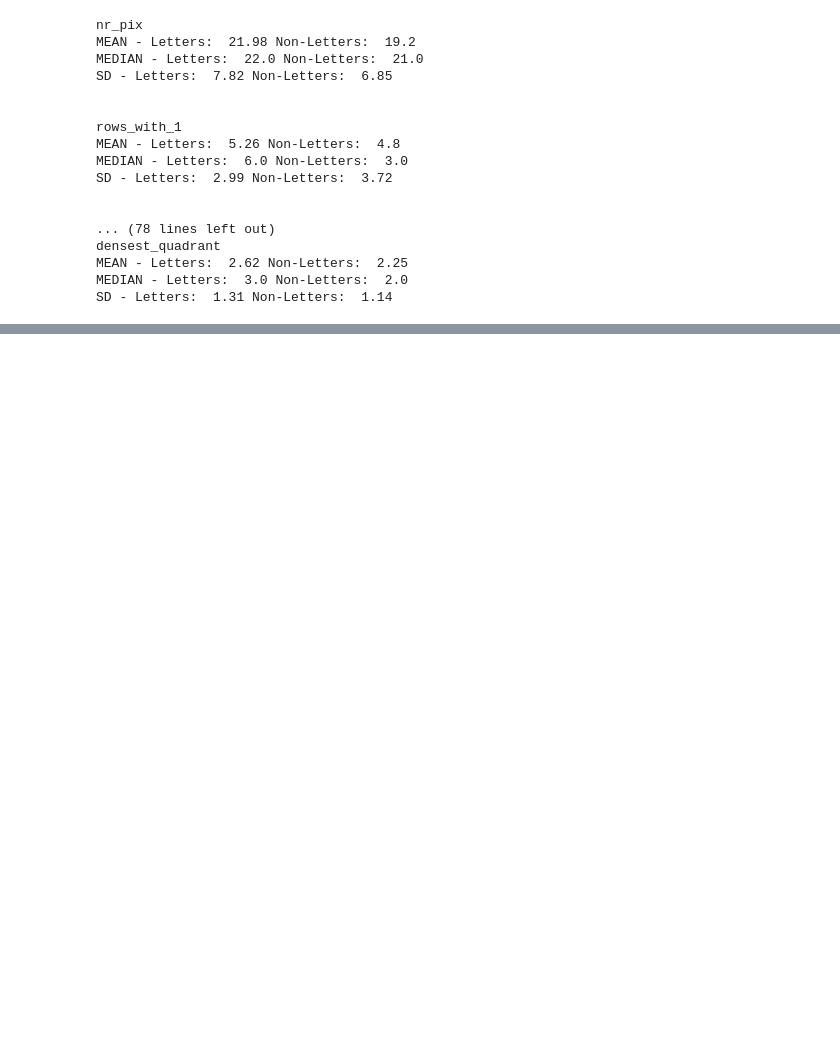
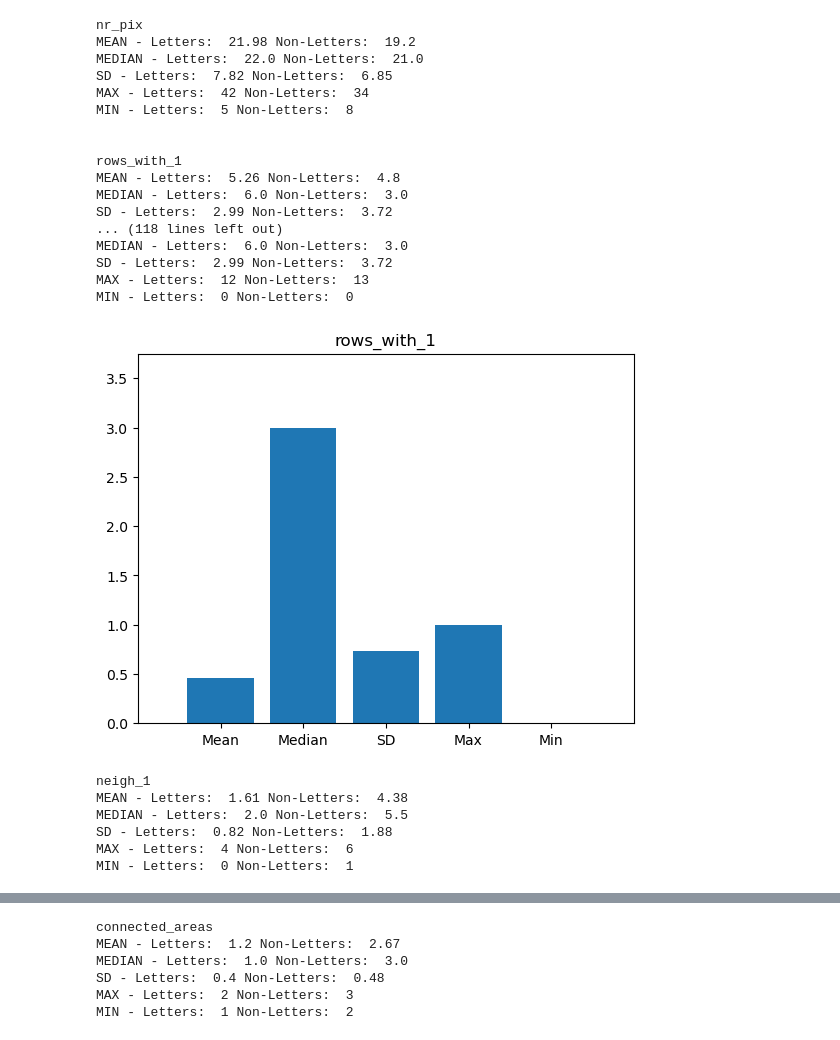
Before and after one commit to MichaelH836/AI-Intro-Coursework, a Jupyter notebook: Drawings/Section3_code.ipynb, the cells around one changed output, grey strips where cells are left out. Cells and saved outputs as stored; diff of their text form; code cells hidden in the pictures; blank space fills up the shorter version.

```diff
--- a/Drawings/Section3_code.ipynb
+++ b/Drawings/Section3_code.ipynb
@@ -23,35 +37,60 @@ for x in range(2,8):
 # %%
 #section 3.2
-#struggled to figure out how to split into letters and non letters, found the filter method in the pandas documentation
+#struggled to figure out how to split into letters and non letters, found the head() and tail() methods in the practicals
 for x in range (2, 18):
     column = df.columns[x]
     letters = df[column].head(80)
     non_letters = df[column].tail(60)
 
     summary[x-2, 0, 0], summary[x-2, 1, 0] = letters.mean(), non_letters.mean()
     summary[x-2, 0, 1], summary[x-2, 1, 1] = letters.median(), non_letters.median()
     summary[x-2, 0, 2], summary[x-2, 1, 2] = letters.std(), non_letters.std()
+    summary[x-2, 0, 3], summary[x-2, 1, 3] = letters.max(), non_letters.max()
+    summary[x-2, 0, 4], summary[x-2, 1, 4] = letters.min(), non_letters.min()
 
     print(column)
     print("MEAN -", "Letters: ", round(summary[x-2, 0, 0], 2), "Non-Letters: ", round(summary[x-2, 1, 0],2))
     print("MEDIAN -", "Letters: ", summary[x-2, 0, 1], "Non-Letters: ", summary[x-2, 1, 1])
     print("SD -", "Letters: ", round(summary[x-2, 0, 2],2), "Non-Letters: ", round(summary[x-2, 1, 2],2))
+    print("MAX -", "Letters: ", round(summary[x-2, 0, 3]), "Non-Letters: ", round(summary[x-2, 1, 3]))
+    print("MIN -", "Letters: ", round(summary[x-2, 0, 4]), "Non-Letters: ", round(summary[x-2, 1, 4]))
+
     print("\n")
+for x in [3,8,15]:
+    print(df.columns[x])
+    print("MEAN -", "Letters: ", round(summary[x-2, 0, 0], 2), "Non-Letters: ", round(summary[x-2, 1, 0],2))
+    print("MEDIAN -", "Letters: ", summary[x-2, 0, 1], "Non-Letters: ", summary[x-2, 1, 1])
+    print("SD -", "Letters: ", round(summary[x-2, 0, 2],2), "Non-Letters: ", round(summary[x-2, 1, 2],2))
+    print("MAX -", "Letters: ", round(summary[x-2, 0, 3]), "Non-Letters: ", round(summary[x-2, 1, 3]))
+    print("MIN -", "Letters: ", round(summary[x-2, 0, 4]), "Non-Letters: ", round(summary[x-2, 1, 4]))
+    plt.bar(["Mean", "Median", "SD", "Max", "Min"], abs(summary[x-2, 0] - summary[x-2, 1]))
+    plt.axis([-1, 5, 0, 3.75])
+    plt.title(df.columns[x])
+    plt.savefig(df.columns[x] + ".png")
+    plt.show()
+    print("\n")
 # %% [output]
 nr_pix
 MEAN - Letters:  21.98 Non-Letters:  19.2
 MEDIAN - Letters:  22.0 Non-Letters:  21.0
 SD - Letters:  7.82 Non-Letters:  6.85
+MAX - Letters:  42 Non-Letters:  34
+MIN - Letters:  5 Non-Letters:  8
 
 
 rows_with_1
 MEAN - Letters:  5.26 Non-Letters:  4.8
 MEDIAN - Letters:  6.0 Non-Letters:  3.0
 SD - Letters:  2.99 Non-Letters:  3.72
-
-
-... (78 lines left out)
-densest_quadrant
-MEAN - Letters:  2.62 Non-Letters:  2.25
-MEDIAN - Letters:  3.0 Non-Letters:  2.0
-SD - Letters:  1.31 Non-Letters:  1.14
+... (118 lines left out)
+MEDIAN - Letters:  6.0 Non-Letters:  3.0
+SD - Letters:  2.99 Non-Letters:  3.72
+MAX - Letters:  12 Non-Letters:  13
+MIN - Letters:  0 Non-Letters:  0
+[figure, added]
+neigh_1
+MEAN - Letters:  1.61 Non-Letters:  4.38
+MEDIAN - Letters:  2.0 Non-Letters:  5.5
+SD - Letters:  0.82 Non-Letters:  1.88
+MAX - Letters:  4 Non-Letters:  6
+MIN - Letters:  0 Non-Letters:  1
@@ -57,0 +98,6 @@ SD - Letters:  1.31 Non-Letters:  1.14
+connected_areas
+MEAN - Letters:  1.2 Non-Letters:  2.67
+MEDIAN - Letters:  1.0 Non-Letters:  3.0
+SD - Letters:  0.4 Non-Letters:  0.48
+MAX - Letters:  2 Non-Letters:  3
+MIN - Letters:  1 Non-Letters:  2
```
Also changed, not shown: parts of 6 cells of this notebook, 4 other files.
